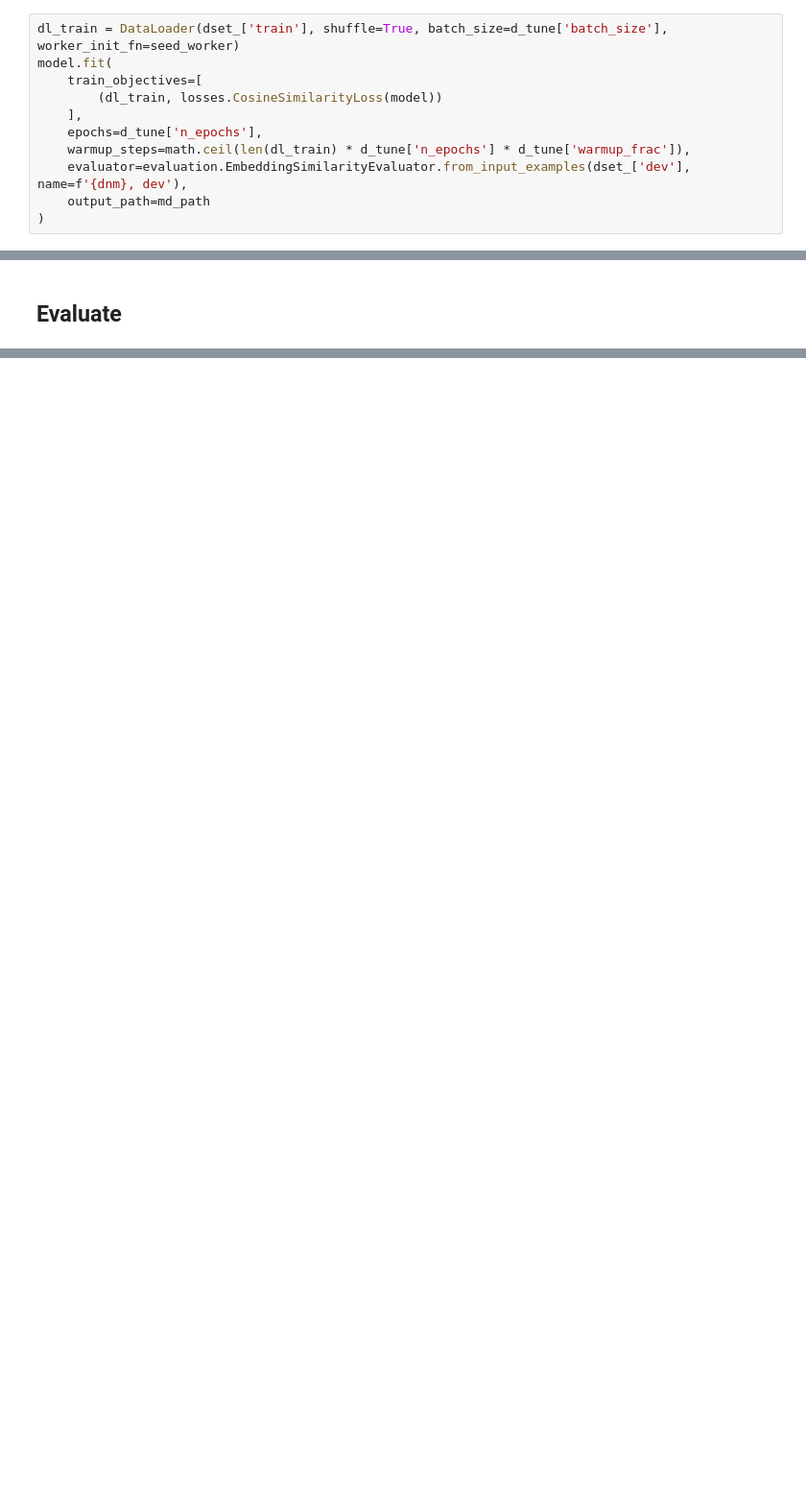
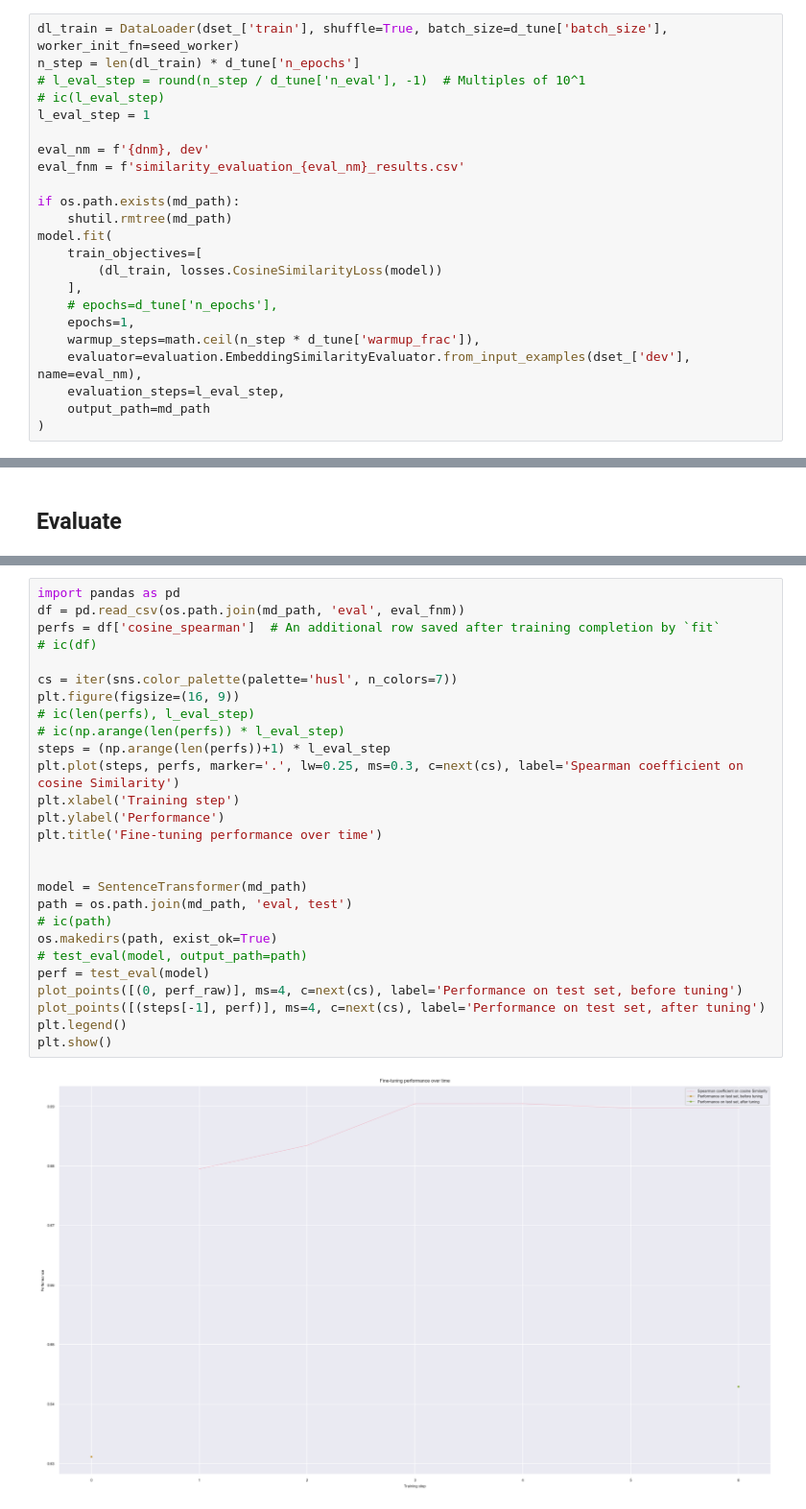
Before and after one commit to StefanHeng/Zeroshot-Text-Classification, a Jupyter notebook: explore_package/explore_sentence_transformers.ipynb, the cells around one changed output, grey strips where cells are left out. Shown at 96% size. Saved outputs shown, nothing was run; the diff lists cells and outputs as text; blank space fills up the shorter version.

Commit message:
Update: sentence bert fine-tune plot

```diff
--- a/explore_package/explore_sentence_transformers.ipynb
+++ b/explore_package/explore_sentence_transformers.ipynb
@@ -77,12 +95,24 @@ Loading cached shuffled indices for dataset at /Users/stefanh/.cache/huggingface
 ## Train
 # %%
 dl_train = DataLoader(dset_['train'], shuffle=True, batch_size=d_tune['batch_size'], worker_init_fn=seed_worker)
+n_step = len(dl_train) * d_tune['n_epochs']
+# l_eval_step = round(n_step / d_tune['n_eval'], -1)  # Multiples of 10^1
+# ic(l_eval_step)
+l_eval_step = 1
+
+eval_nm = f'{dnm}, dev'
+eval_fnm = f'similarity_evaluation_{eval_nm}_results.csv'
+
+if os.path.exists(md_path):
+    shutil.rmtree(md_path)
 model.fit(
     train_objectives=[
         (dl_train, losses.CosineSimilarityLoss(model))
     ],
-    epochs=d_tune['n_epochs'],
-    warmup_steps=math.ceil(len(dl_train) * d_tune['n_epochs'] * d_tune['warmup_frac']),
-    evaluator=evaluation.EmbeddingSimilarityEvaluator.from_input_examples(dset_['dev'], name=f'{dnm}, dev'),
+    # epochs=d_tune['n_epochs'],
+    epochs=1,
+    warmup_steps=math.ceil(n_step * d_tune['warmup_frac']),
+    evaluator=evaluation.EmbeddingSimilarityEvaluator.from_input_examples(dset_['dev'], name=eval_nm),
+    evaluation_steps=l_eval_step,
     output_path=md_path
 )
@@ -96,0 +121,29 @@ test_evaluator(model, output_path=md_path)
+# %%
+import pandas as pd
+df = pd.read_csv(os.path.join(md_path, 'eval', eval_fnm))
+perfs = df['cosine_spearman']  # An additional row saved after training completion by `fit`
+# ic(df)
+
+cs = iter(sns.color_palette(palette='husl', n_colors=7))
+plt.figure(figsize=(16, 9))
+# ic(len(perfs), l_eval_step)
+# ic(np.arange(len(perfs)) * l_eval_step)
+steps = (np.arange(len(perfs))+1) * l_eval_step
+plt.plot(steps, perfs, marker='.', lw=0.25, ms=0.3, c=next(cs), label='Spearman coefficient on cosine Similarity')
+plt.xlabel('Training step')
+plt.ylabel('Performance')
+plt.title('Fine-tuning performance over time')
+
+
+model = SentenceTransformer(md_path)
+path = os.path.join(md_path, 'eval, test')
+# ic(path)
+os.makedirs(path, exist_ok=True)
+# test_eval(model, output_path=path)
+perf = test_eval(model)
+plot_points([(0, perf_raw)], ms=4, c=next(cs), label='Performance on test set, before tuning')
+plot_points([(steps[-1], perf)], ms=4, c=next(cs), label='Performance on test set, after tuning')
+plt.legend()
+plt.show()
+# %% [output]
+[figure, added]
```
Also changed, not shown: parts of 7 cells of this notebook, 6 other files.
